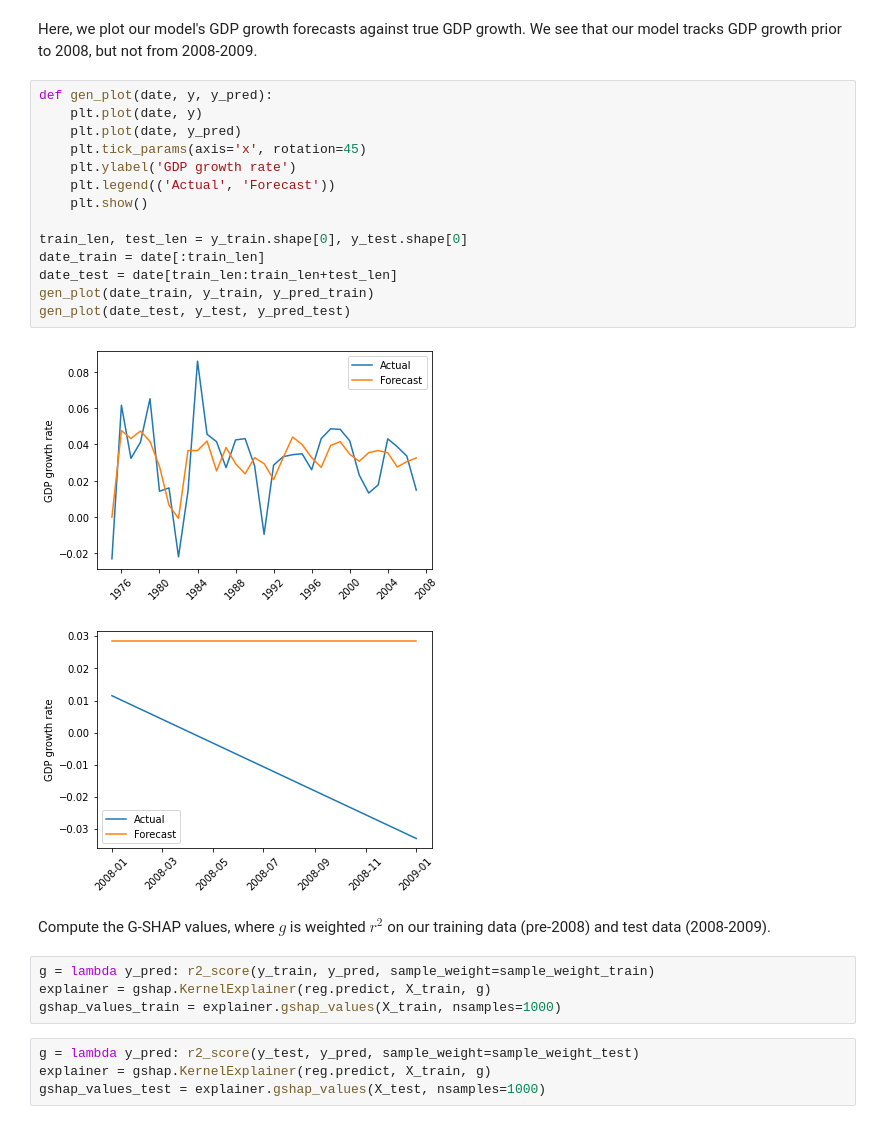
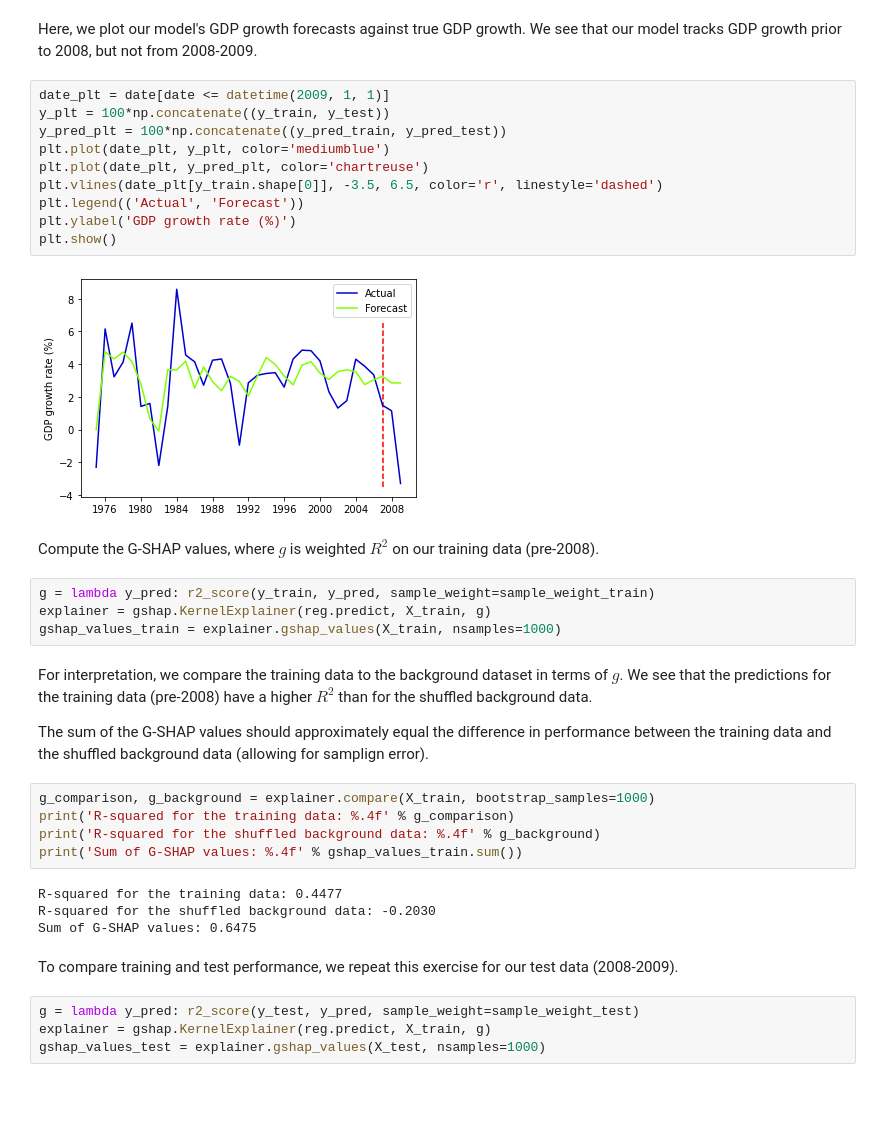
Before and after one commit to dsbowen/gshap, a Jupyter notebook: model_failure_regression.ipynb, the cells around one changed output. Drawn from its saved outputs; the diff is of its cells as text; blank space fills up the shorter version.

```diff
--- a/model_failure_regression.ipynb
+++ b/model_failure_regression.ipynb
@@ -80,29 +80,39 @@ Train score:  0.4477
 Test score: -3.1278
 # %% [markdown]
 Here, we plot our model's GDP growth forecasts against true GDP growth. We see that our model tracks GDP growth prior to 2008, but not from 2008-2009.
-# %%
-def gen_plot(date, y, y_pred):
-    plt.plot(date, y)
-    plt.plot(date, y_pred)
-    plt.tick_params(axis='x', rotation=45)
-    plt.ylabel('GDP growth rate')
-    plt.legend(('Actual', 'Forecast'))
-    plt.show()
-
-train_len, test_len = y_train.shape[0], y_test.shape[0]
-date_train = date[:train_len]
-date_test = date[train_len:train_len+test_len]
-gen_plot(date_train, y_train, y_pred_train)
-gen_plot(date_test, y_test, y_pred_test)
-# %% [output]
-[figure, removed]
-[figure, removed]
+# %%
+date_plt = date[date <= datetime(2009, 1, 1)]
+y_plt = 100*np.concatenate((y_train, y_test))
+y_pred_plt = 100*np.concatenate((y_pred_train, y_pred_test))
+plt.plot(date_plt, y_plt, color='mediumblue')
+plt.plot(date_plt, y_pred_plt, color='chartreuse')
+plt.vlines(date_plt[y_train.shape[0]], -3.5, 6.5, color='r', linestyle='dashed')
+plt.legend(('Actual', 'Forecast'))
+plt.ylabel('GDP growth rate (%)')
+plt.show()
+# %% [output]
+[figure, added]
 # %% [markdown]
-Compute the G-SHAP values, where $g$ is weighted $r^2$ on our training data (pre-2008) and test data (2008-2009).
+Compute the G-SHAP values, where $g$ is weighted $R^2$ on our training data (pre-2008).
 # %%
 g = lambda y_pred: r2_score(y_train, y_pred, sample_weight=sample_weight_train)
 explainer = gshap.KernelExplainer(reg.predict, X_train, g)
 gshap_values_train = explainer.gshap_values(X_train, nsamples=1000)
+# %% [markdown]
+For interpretation, we compare the training data to the background dataset in terms of $g$. We see that the predictions for the training data (pre-2008) have a higher $R^2$ than for the shuffled background data.
+
+The sum of the G-SHAP values should approximately equal the difference in performance between the training data and the shuffled background data (allowing for samplign error).
+# %%
+g_comparison, g_background = explainer.compare(X_train, bootstrap_samples=1000)
+print('R-squared for the training data: %.4f' % g_comparison)
+print('R-squared for the shuffled background data: %.4f' % g_background)
+print('Sum of G-SHAP values: %.4f' % gshap_values_train.sum())
+# %% [output]
+R-squared for the training data: 0.4477
+R-squared for the shuffled background data: -0.2030
+Sum of G-SHAP values: 0.6475
+# %% [markdown]
+To compare training and test performance, we repeat this exercise for our test data (2008-2009).
 # %%
 g = lambda y_pred: r2_score(y_test, y_pred, sample_weight=sample_weight_test)
 explainer = gshap.KernelExplainer(reg.predict, X_train, g)
```
Also changed, not shown: parts of 3 cells of this notebook.
